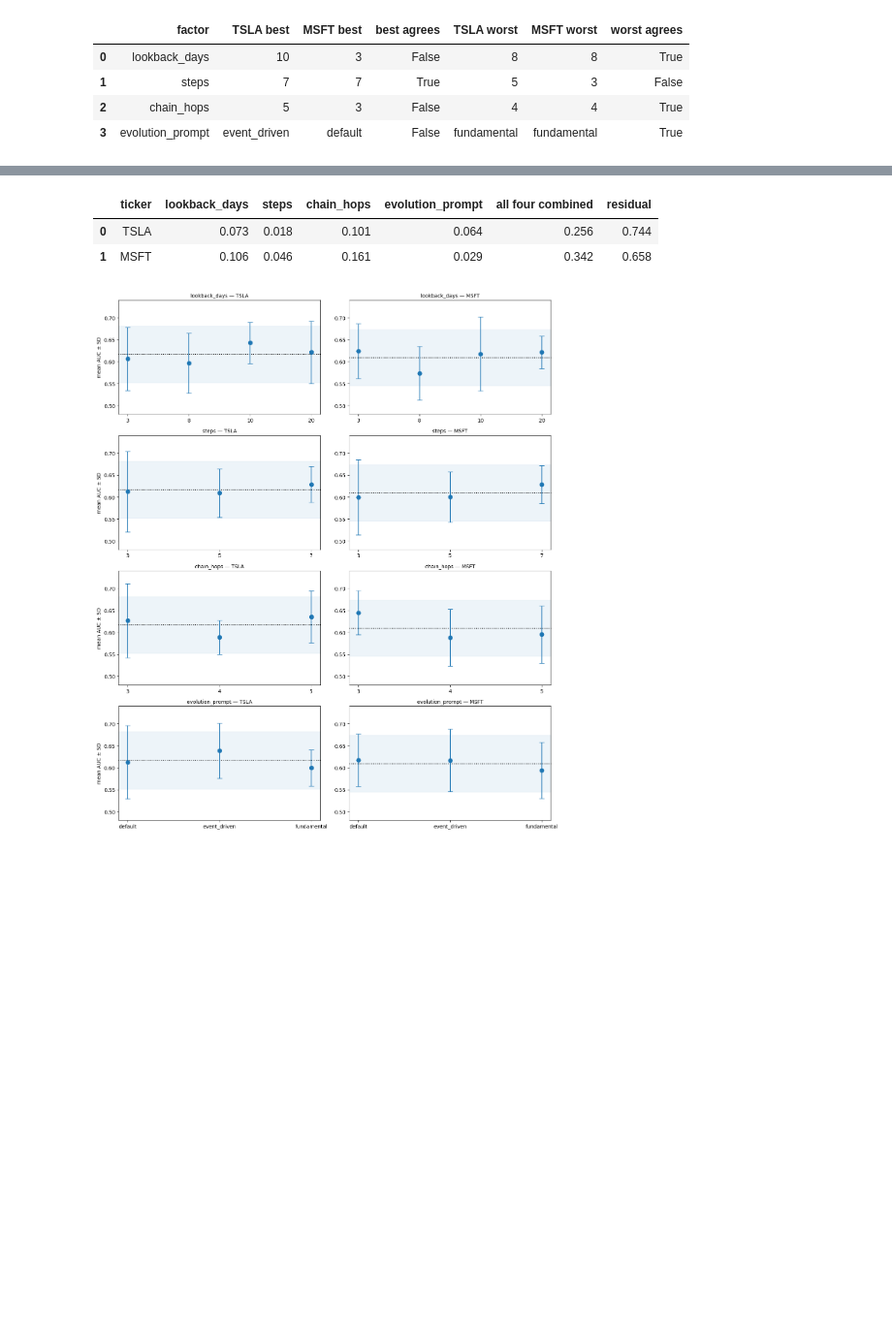
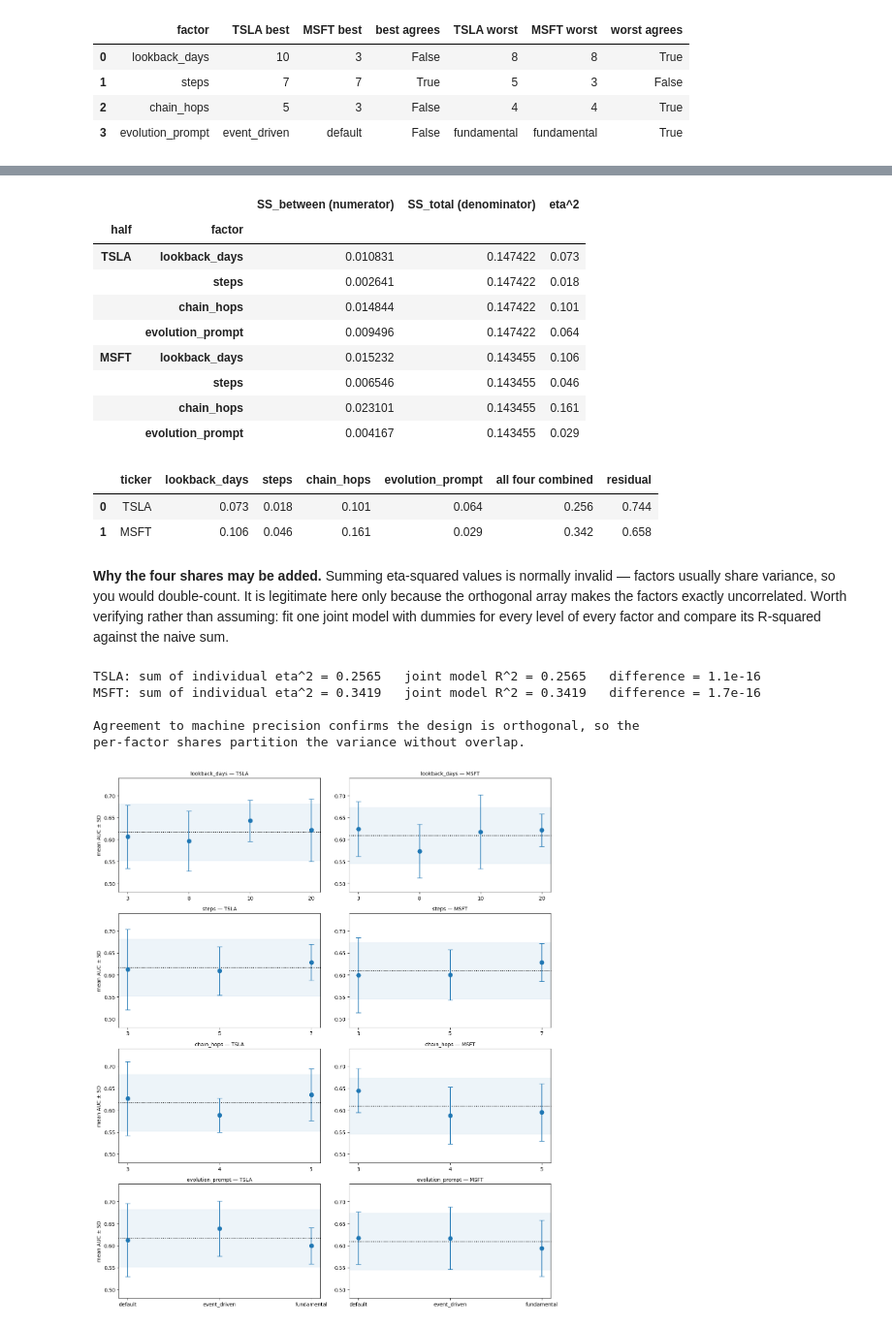
Before and after one commit to jjfrackowiak/finance-kg-builder, a Jupyter notebook: analysis/tsla_msft36_2026-08-14/report.ipynb, the cells around one changed output, grey strips where cells are left out. Shown at 97% size. Cells and saved outputs as stored; diff of their text form; code cells hidden in the pictures; blank space fills up the shorter version.

```diff
--- a/analysis/tsla_msft36_2026-08-14/report.ipynb
+++ b/analysis/tsla_msft36_2026-08-14/report.ipynb
@@ -460 +474,27 @@ Name: final_auc, dtype: float64
+# %%
+# The intermediate sums of squares, not just the ratio.
+rows = []
+for t in TICKERS:
+    s = runs[runs.ticker == t]
+    gm = s.final_auc.mean()
+    ss_total = ((s.final_auc - gm) ** 2).sum()
+    for f in FACTORS:
+        g = s.groupby(f).final_auc
+        ss_between = (g.count() * (g.mean() - gm) ** 2).sum()
+        rows.append({"half": t, "factor": f,
+                     "SS_between (numerator)": round(ss_between, 6),
+                     "SS_total (denominator)": round(ss_total, 6),
+                     "eta^2": round(ss_between / ss_total, 3)})
+pd.DataFrame(rows).set_index(["half", "factor"])
+# %% [output]
+|  |  | SS_between (numerator) | SS_total (denominator) | eta^2 |
+| half | factor |  |  |  |
+| TSLA | lookback_days | 0.010831 | 0.147422 | 0.073 |
+|  | steps | 0.002641 | 0.147422 | 0.018 |
+|  | chain_hops | 0.014844 | 0.147422 | 0.101 |
+|  | evolution_prompt | 0.009496 | 0.147422 | 0.064 |
+| MSFT | lookback_days | 0.015232 | 0.143455 | 0.106 |
+|  | steps | 0.006546 | 0.143455 | 0.046 |
+|  | chain_hops | 0.023101 | 0.143455 | 0.161 |
+|  | evolution_prompt | 0.004167 | 0.143455 | 0.029 |
 # %%
@@ -479,6 +518,36 @@ pd.DataFrame(rows)
 |  | ticker | lookback_days | steps | chain_hops | evolution_prompt | all four combined | residual |
 | 0 | TSLA | 0.073 | 0.018 | 0.101 | 0.064 | 0.256 | 0.744 |
 | 1 | MSFT | 0.106 | 0.046 | 0.161 | 0.029 | 0.342 | 0.658 |
+# %% [markdown]
+**Why the four shares may be added.** Summing eta-squared values is normally invalid —
+factors usually share variance, so you would double-count. It is legitimate here only
+because the orthogonal array makes the factors exactly uncorrelated. Worth verifying
+rather than assuming: fit one joint model with dummies for every level of every factor and
+compare its R-squared against the naive sum.
+# %%
+for t in TICKERS:
+    s = runs[runs.ticker == t]
+    gm = s.final_auc.mean()
+    ss_total = ((s.final_auc - gm) ** 2).sum()
+    naive = sum((s.groupby(f).final_auc.count() *
+                 (s.groupby(f).final_auc.mean() - gm) ** 2).sum() / ss_total
+                for f in FACTORS)
+    X = pd.get_dummies(s[FACTORS].astype(str), drop_first=True).astype(float)
+    X.insert(0, "const", 1.0)
+    y = s.final_auc.values
+    beta, *_ = np.linalg.lstsq(X.values, y, rcond=None)
+    r2 = 1 - ((y - X.values @ beta) ** 2).sum() / ss_total
+    print(f"{t}: sum of individual eta^2 = {naive:.4f}   joint model R^2 = {r2:.4f}   "
+          f"difference = {abs(naive - r2):.1e}")
+print()
+print("Agreement to machine precision confirms the design is orthogonal, so the")
+print("per-factor shares partition the variance without overlap.")
+# %% [output]
+TSLA: sum of individual eta^2 = 0.2565   joint model R^2 = 0.2565   difference = 1.1e-16
+MSFT: sum of individual eta^2 = 0.3419   joint model R^2 = 0.3419   difference = 1.7e-16
+
+Agreement to machine precision confirms the design is orthogonal, so the
+per-factor shares partition the variance without overlap.
 # %%
 fig, axes = plt.subplots(4, 2, figsize=(13, 15))
 for row, f in enumerate(FACTORS):
```
Also changed, not shown: parts of 2 cells of this notebook, 1 other file.
